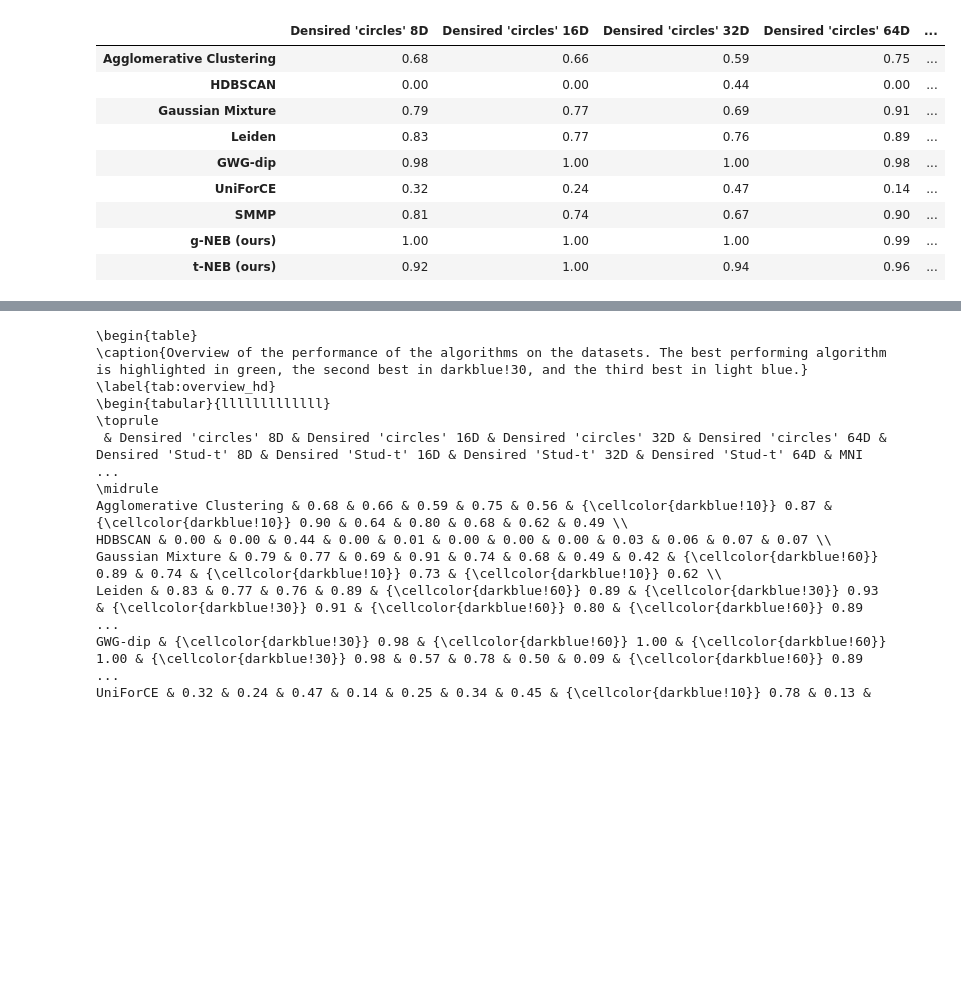
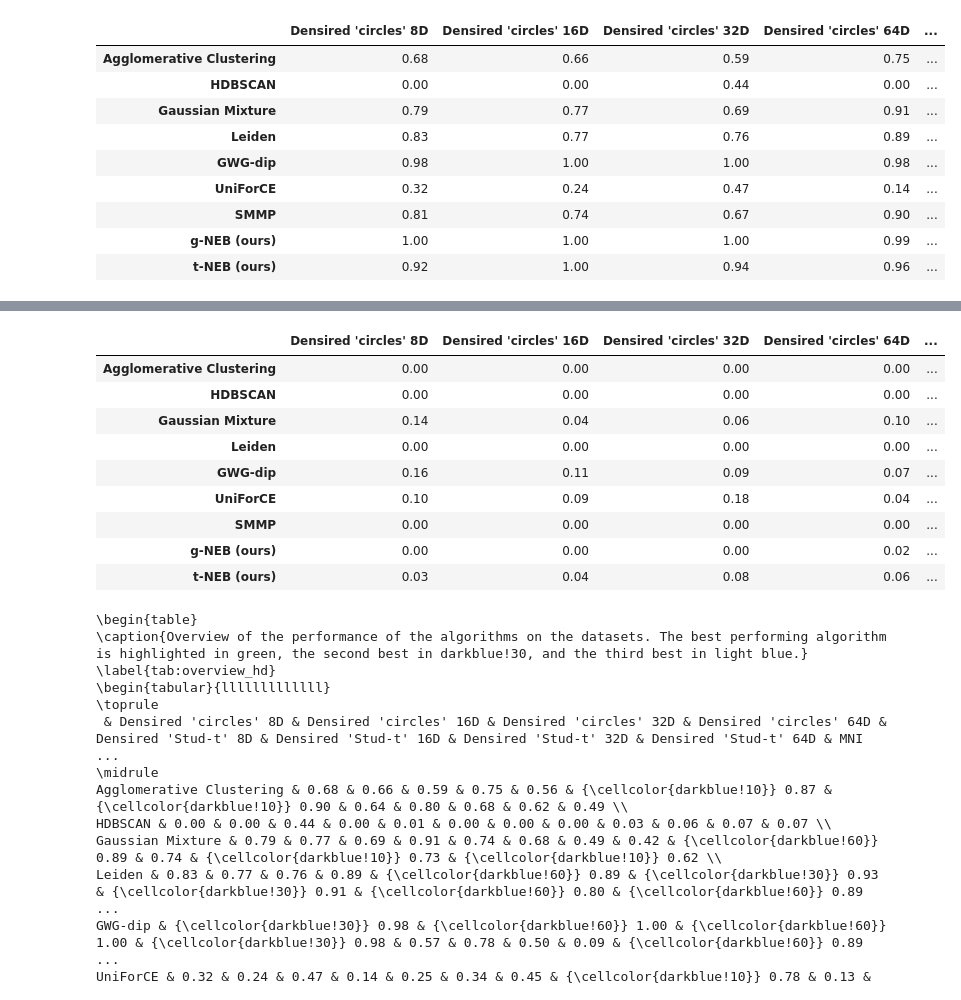
Before and after one commit to ecker-lab/tneb_clustering, a Jupyter notebook: paper_figures_and_tables/notebooks/table_ari.ipynb, the cells around one changed output, grey strips where cells are left out. Drawn from its saved outputs; the diff is of its cells as text; code cells hidden in the pictures; blank space fills up the shorter version.

```diff
--- a/paper_figures_and_tables/notebooks/table_ari.ipynb
+++ b/paper_figures_and_tables/notebooks/table_ari.ipynb
@@ -90,3 +124,16 @@ styled_df
+# %%
+get_styled_table(data, np.std)
+# %% [output]
+|  | Densired 'circles' 8D | Densired 'circles' 16D | Densired 'circles' 32D | Densired 'circles' 64D | ... |
+| Agglomerative Clustering | 0.00 | 0.00 | 0.00 | 0.00 | ... |
+| HDBSCAN | 0.00 | 0.00 | 0.00 | 0.00 | ... |
+| Gaussian Mixture | 0.14 | 0.04 | 0.06 | 0.10 | ... |
+| Leiden | 0.00 | 0.00 | 0.00 | 0.00 | ... |
+| GWG-dip | 0.16 | 0.11 | 0.09 | 0.07 | ... |
+| UniForCE | 0.10 | 0.09 | 0.18 | 0.04 | ... |
+| SMMP | 0.00 | 0.00 | 0.00 | 0.00 | ... |
+| g-NEB (ours) | 0.00 | 0.00 | 0.00 | 0.02 | ... |
+| t-NEB (ours) | 0.03 | 0.04 | 0.08 | 0.06 | ... |
 # %%
 my_table = styled_df.to_latex(
     hrules=True,
```
Also changed, not shown: parts of 6 cells of this notebook, 6 other files.
